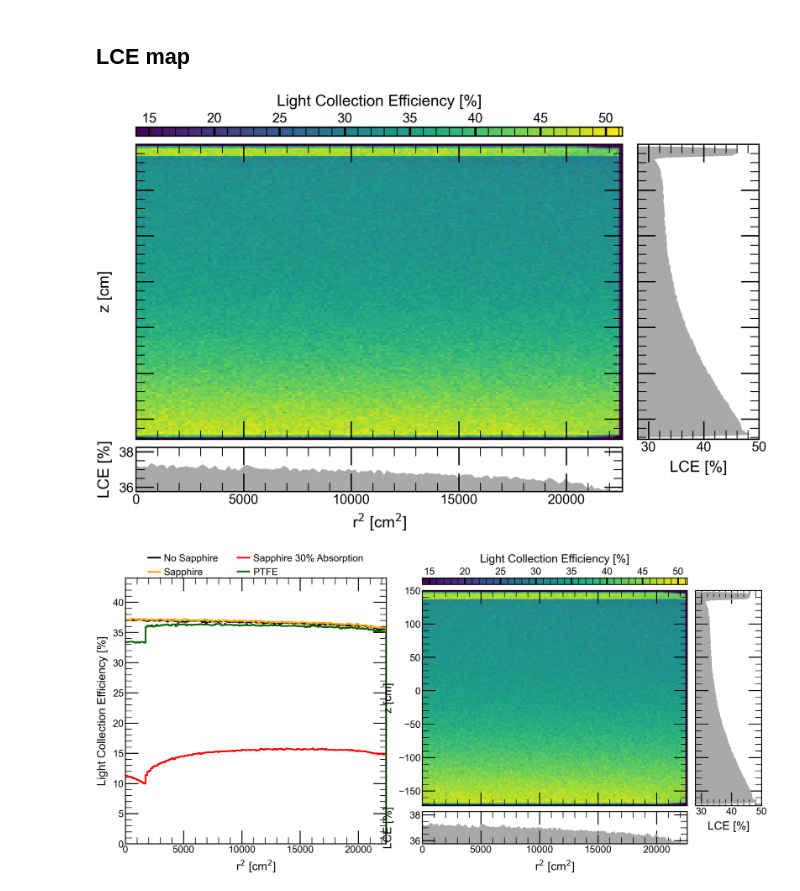
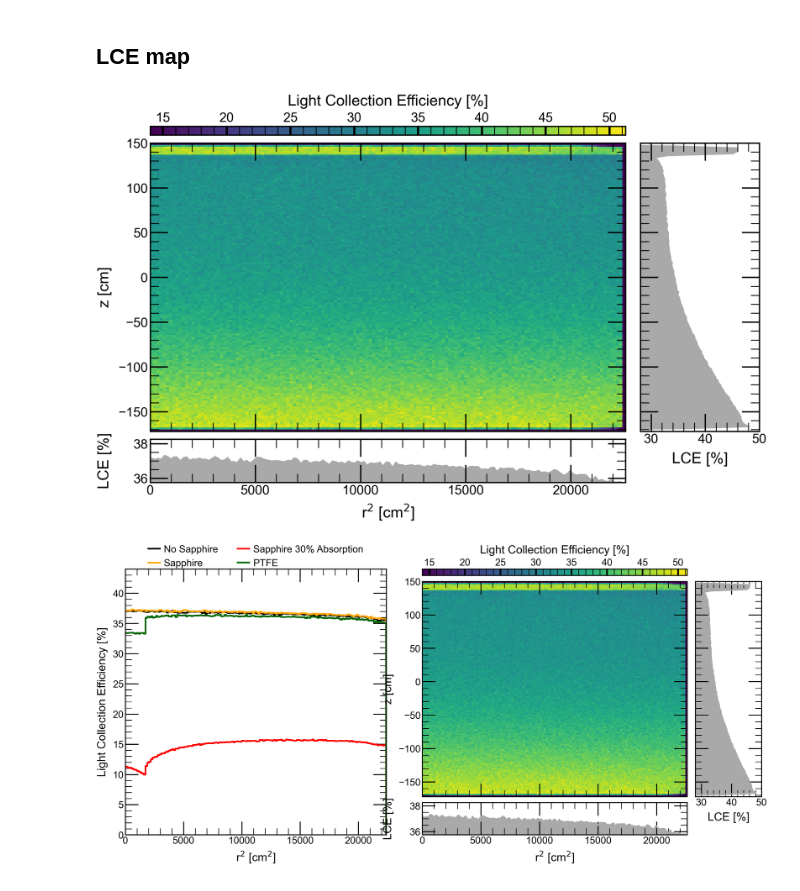
Before and after one commit to jpienaar13/HermeticTPC, a Jupyter notebook: common_plots/plotter.ipynb, the cells around one changed output. Saved outputs shown, nothing was run; the diff lists cells and outputs as text; code cells hidden in the pictures.

```diff
--- a/common_plots/plotter.ipynb
+++ b/common_plots/plotter.ipynb
@@ -120,7 +120,7 @@ gs = fig.add_gridspec(3, 2, width_ratios=[4, 1], height_ratios=[0.12, 4, 0.6], w
 
 ax_map = fig.add_subplot(gs[1, 0])
 ax_cb = fig.add_subplot(gs[0, 0])
-ax_proj = fig.add_subplot(gs[1, 1], sharey=ax_map)
+ax_proj = fig.add_subplot(gs[1, 1])
 ax_rad = fig.add_subplot(gs[2, 0], sharex=ax_map)
 
 cmap = mpl.cm.viridis.copy()
@@ -129,34 +129,35 @@ cbar = fig.colorbar(mesh, cax=ax_cb, orientation='horizontal')
 ax_cb.xaxis.set_label_position('top')
 ax_cb.xaxis.set_ticks_position('top')
 ax_cb.tick_params(axis="x", which="major", length=8, width=2.0)
 cbar.set_label('Light Collection Efficiency [%]')
 
 ax_map.set_ylabel("z [cm]")
 ax_map.xaxis.set_tick_params(labelleft=False)
 ax_map.set_ylim(-172, 150)
 ax_map.set_xlim(0, 22600)
 
 # vertical projection (z-averaged) on the right
 LCEmap_zproj = LCEmap.mean(axis=0)
 ax_proj.plot(LCEmap_zproj, LCEbinszcenter/10, linewidth=0, color='darkgray', alpha=1)
 ax_proj.fill_betweenx(LCEbinszcenter/10, LCEmap_zproj, x2=0, color='darkgray', alpha=1)
 ax_proj.set_xlabel("LCE [%]")
 ax_proj.set_xlim(28, 50)
 ax_proj.yaxis.set_ticklabels([])
+ax_proj.set_ylim(-172, 150)
 
 # radial projection below the map
 LCEmap_radproj = LCEmap.mean(axis=1)
 ax_rad.plot(LCEbinsradcenter/100, LCEmap_radproj, linewidth=0, color='darkgray', alpha=1)
 ax_rad.fill_between(LCEbinsradcenter/100, LCEmap_radproj, color='darkgray', alpha=1)
 ax_rad.set_ylabel("LCE [%]")
 ax_rad.set_xlabel(r"r$^2$ [cm$^2$]")
 ax_rad.set_ylim(35.75, 38.25)
 
 fig.align_ylabels([ax_map, ax_rad])
 
 plt.show()
 # %% [output]
-[figure, old version]
+[figure, new version]
 # %%
 import h5py
 
```
